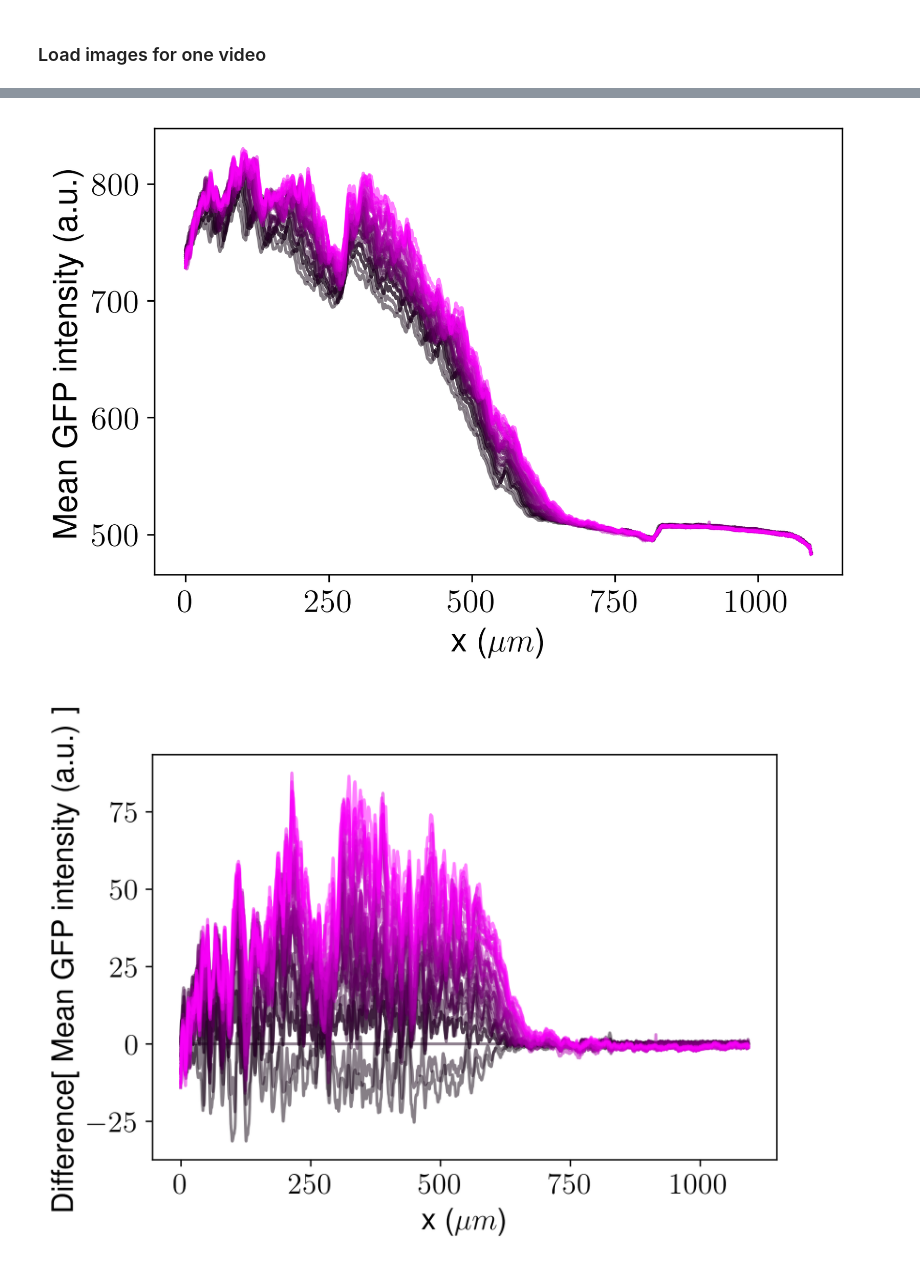
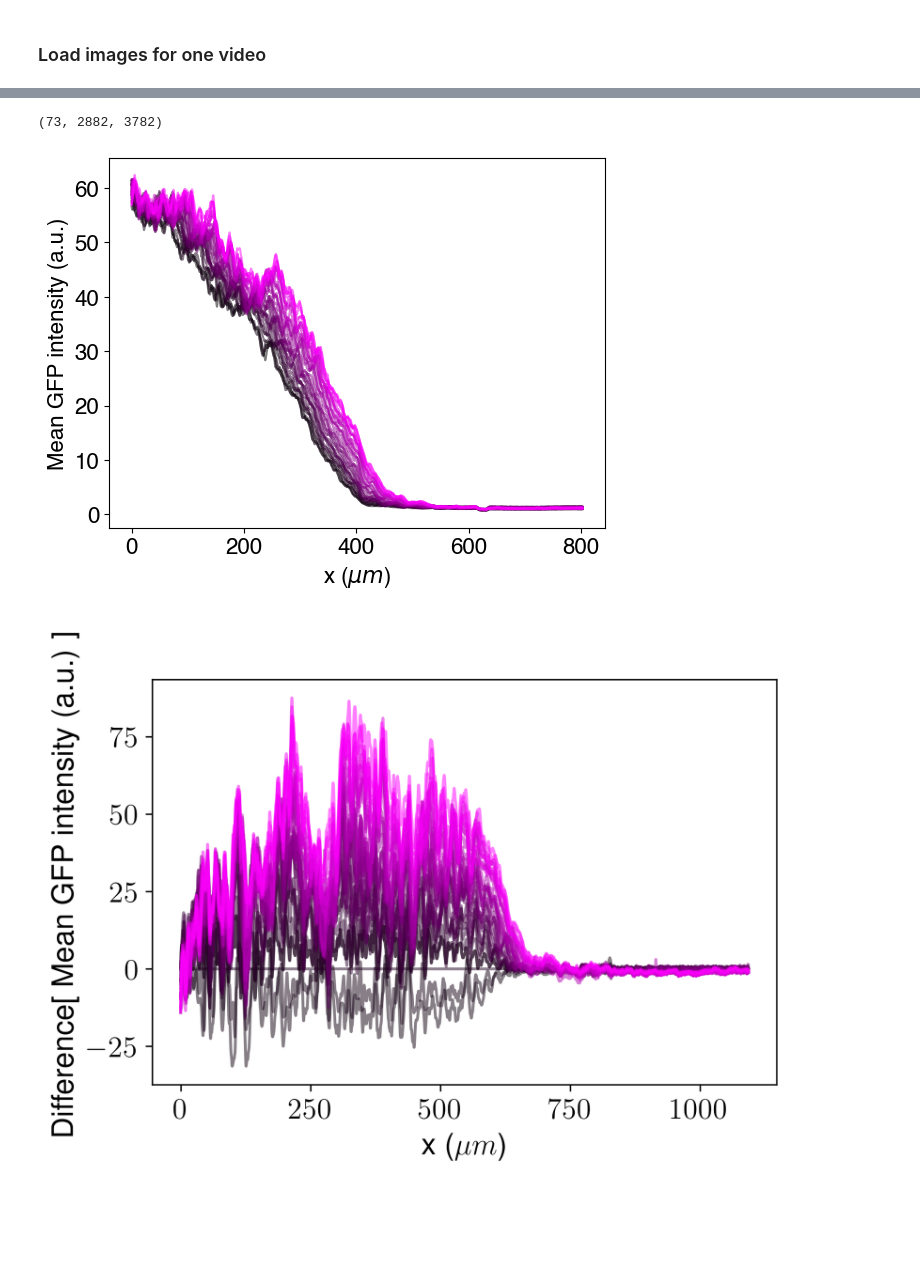
Before and after one commit to YitengDang/SkullWave, a Jupyter notebook: Analysis_scripts/Scripts_Python/Interface_Live_Imaging_plot_kymograph.ipynb, the cells around one changed output, grey strips where cells are left out. Saved outputs shown, nothing was run; the diff lists cells and outputs as text; code cells hidden in the pictures; blank space fills up the shorter version.

Commit message:
rerun for extracting figure data points

```diff
--- a/Analysis_scripts/Scripts_Python/Interface_Live_Imaging_plot_kymograph.ipynb
+++ b/Analysis_scripts/Scripts_Python/Interface_Live_Imaging_plot_kymograph.ipynb
@@ -37,15 +40,20 @@ Save plots in: /Users/dang/Documents/Projects/Tabler_skull/Figures/temp/
 ### File information
 # %%
 ## WT movies
-load_folder = '/Users/dang/Documents/Projects/Tabler_skull/Data_Live_Imaging/Original datasets/'
+# load_folder = '/Users/dang/Documents/Projects/Tabler_skull/Data_Live_Imaging/Original datasets/'
+load_folder = '/Users/ydang3/Documents/Projects_Dresden/Tabler_SkullWave/SkullWave/Movies/'
 folders_WT = [load_folder, load_folder, load_folder, load_folder]
 
-fname_load_all = ["190305 Live Imaging/MaxProjected_Stitched_Blurred_190305_ML1_OsxGFP_Explant_Video_1(0-12hr).tif",
+# fname_load_all_WT = ["190305 Live Imaging/MaxProjected_Stitched_Blurred_190305_ML1_OsxGFP_Explant_Video_1(0-12hr).tif",
+#             "190314 Live Imaging/MaxProjected_Stitched_190314 ML1 OsxGFP Explant Video 1 (0-16hr).tif",
+#             "200120 Live Imaging/MaxProjected_Stitched_200120 Live Imaging OsxGFP E1375 12 hours.tif",
+#             "170902 Live Imaging/MAX_BLUR_20200414AQR_osx_E13.5_020917.lif - TileScan_003_Merging.tif"]
+fname_load_all_WT = ["190305 Live Imaging/MaxProjected_Stitched_Blurred_190305 ML1 OsxGFP Explant Video 1 (0-12hr).tif",
             "190314 Live Imaging/MaxProjected_Stitched_190314 ML1 OsxGFP Explant Video 1 (0-16hr).tif",
             "200120 Live Imaging/MaxProjected_Stitched_200120 Live Imaging OsxGFP E1375 12 hours.tif",
             "170902 Live Imaging/MAX_BLUR_20200414AQR_osx_E13.5_020917.lif - TileScan_003_Merging.tif"]
 
-fnames_in_all_WT = [os.path.join( folders_WT[i], fname_load_all[i] ) for i in range(len(folders_WT))];
+fnames_in_all_WT = [os.path.join( folders_WT[i], fname_load_all_WT[i] ) for i in range(len(folders_WT))];
 
 fname_ids = ["Video1_MaxProjected_Stitched_Blurred_190305_ML1_OsxGFP_Explant_Video_1_(0-12hr)",
                    "Video2_MaxProjected_Stitched_Blurred_190314 ML1 OsxGFP Explant (0-8hr)",
@@ -97,20 +105,19 @@ upper_all_BAPN = [-1, -1];
 # %%
 ##########
 ## Select video
-video = 1;
+video = 1
 video_idx = video-1; # python index
-
 fname_id = fname_ids[video_idx]
 
-WT = 0;
-BAPN = 1;
+WT = 1
+BAPN = 0
 if WT:
     load_folder = folders_WT[video_idx];
-    fname_in = fname_load_all_BAPN[video_idx];
-    size_px = size_px_all[video_idx];
-    pix_per_micron = pix_per_micron_all[video_idx];
-    lower = lower_all[video_idx];
-    upper = upper_all[video_idx];
+    fname_in = fname_load_all_WT[video_idx];
+    size_px = size_px_all_WT[video_idx];
+    pix_per_micron = pix_per_micron_all_WT[video_idx];
+    lower = lower_all_WT[video_idx];
+    upper = upper_all_WT[video_idx];
 elif BAPN:
     load_folder = folders_BAPN[video_idx];
     fname_in = fname_load_all_BAPN[video_idx];
@@ -166,28 +178,38 @@ plt.fill_between(x_data, intensity_avg-intensity_std, intensity_avg+intensity_st
+# %%
+image.shape
+# %% [output]
+(73, 2882, 3782)
 # %%
 # also crop in x direction
-x_lb = 50;
-x_ub = -1;
+x_lb = 0
+x_ub = -1
 t_selected = np.arange(0, 37)
 #t_selected = np.arange(0, image.shape[0])
 
-plt.figure( dpi=300); # figsize=(8, 6),
+intensity_avg_all = []
+plt.figure( dpi=100); # figsize=(8, 6),
 for i in range(len(t_selected)):
     ti = t_selected[i]
 
-    img = image[ti][lower:upper, x_lb:x_ub]; # IMPORTANT: crop correctly
+    # img = image[ti][lower:upper, x_lb:x_ub]; # IMPORTANT: crop correctly
+    img = image[ti][x_lb:x_ub, lower:upper]; # IMPORTANT: crop correctly
     if video==2:
         img = np.fliplr(img)
     intensity_avg = np.mean(img, axis=0)
     intensity_std = np.std(img, axis=0)
     x_data = np.arange( img.shape[1] )/pix_per_micron
+
+    # save data
+    intensity_avg_all.append(intensity_avg)
+
     #plt.plot(x_data, intensity_avg, color=[0, i/image.shape[0], 0, 0.5] );
     plt.plot(x_data, intensity_avg, color=[ti/np.max(t_selected), 0, ti/np.max(t_selected), 0.5] );
     #plt.fill_between(x_data, intensity_avg-intensity_std, intensity_avg+intensity_std, alpha=0.2)
 
     plt.xlabel('x ($\mu m$)')
     plt.ylabel('Mean GFP intensity (a.u.)')
 
     #save_fname = fname_id + '_intensity_profiles_magenta_tmax_6hrs.pdf';
     #plt.savefig( os.path.join(save_folder, save_fname) )
 # %% [output]
-[figure, old version]
+[figure, new version]
```
Also changed, not shown: parts of 8 cells of this notebook, 7 other files.
